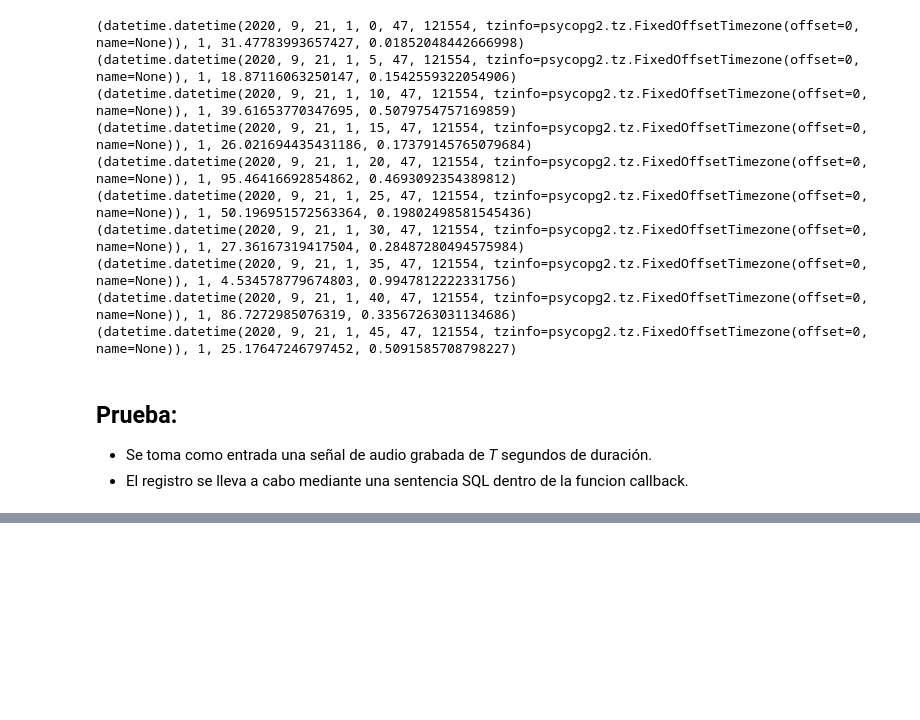
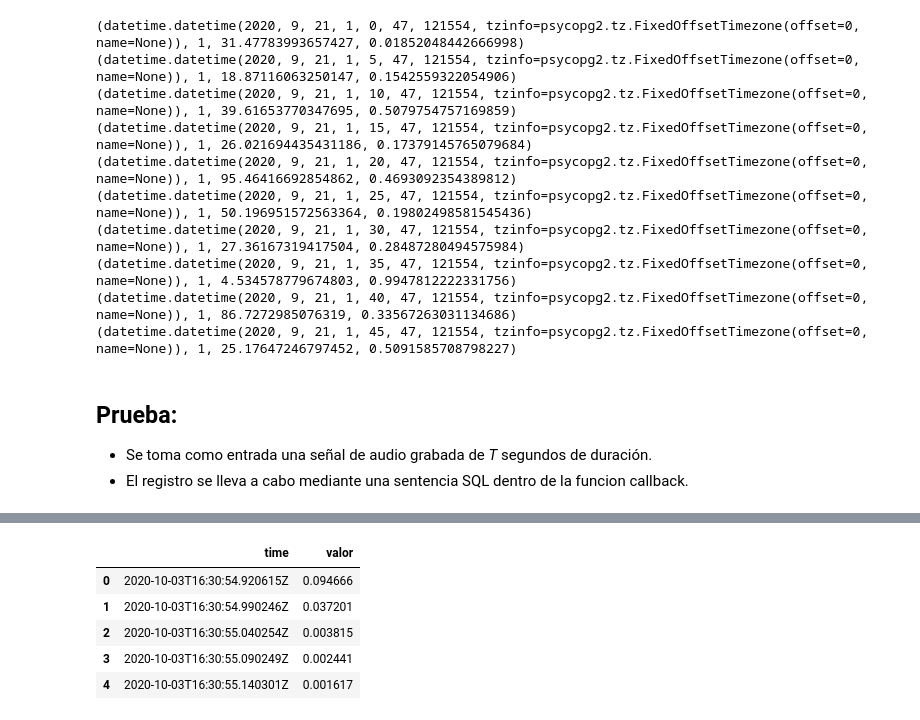
Before and after one commit to IgnacioNicolasAlvarez/Beca_EVC_CIN_2019, a Jupyter notebook: Prueba_timeScale_influxDB.ipynb, the cells around one changed output, grey strips where cells are left out. Drawn from its saved outputs; the diff is of its cells as text; code cells hidden in the pictures; blank space fills up the shorter version.

```diff
--- a/Prueba_timeScale_influxDB.ipynb
+++ b/Prueba_timeScale_influxDB.ipynb
@@ -86,0 +154,9 @@ df.plot();
+# %%
+df_2.head()
+# %% [output]
+|  | time | valor |
+| 0 | 2020-10-03T16:30:54.920615Z | 0.094666 |
+| 1 | 2020-10-03T16:30:54.990246Z | 0.037201 |
+| 2 | 2020-10-03T16:30:55.040254Z | 0.003815 |
+| 3 | 2020-10-03T16:30:55.090249Z | 0.002441 |
+| 4 | 2020-10-03T16:30:55.140301Z | 0.001617 |
```
Also changed, not shown: parts of 18 cells of this notebook.
